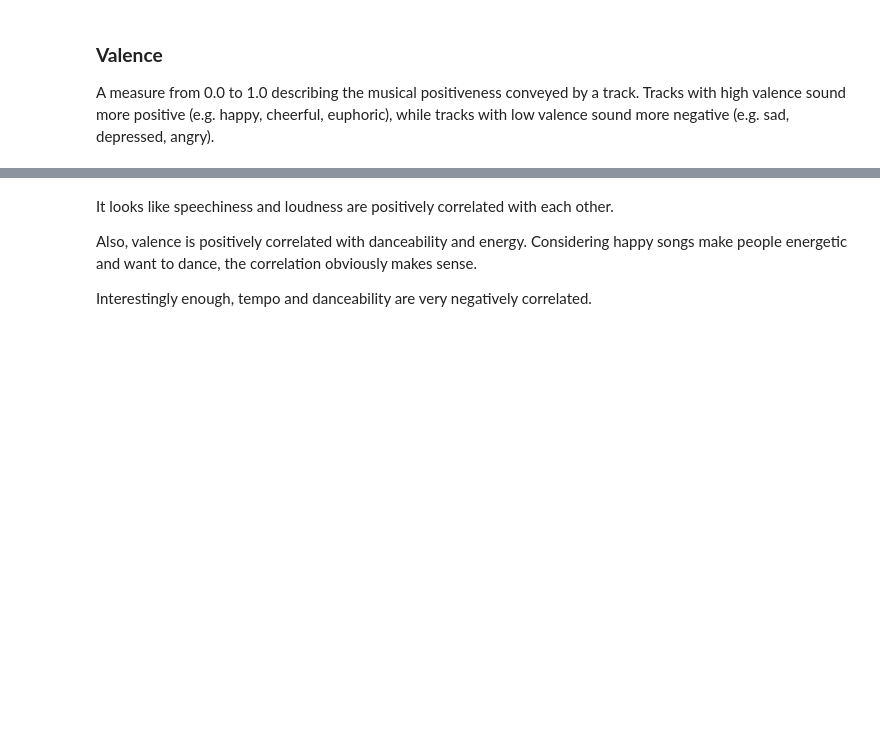
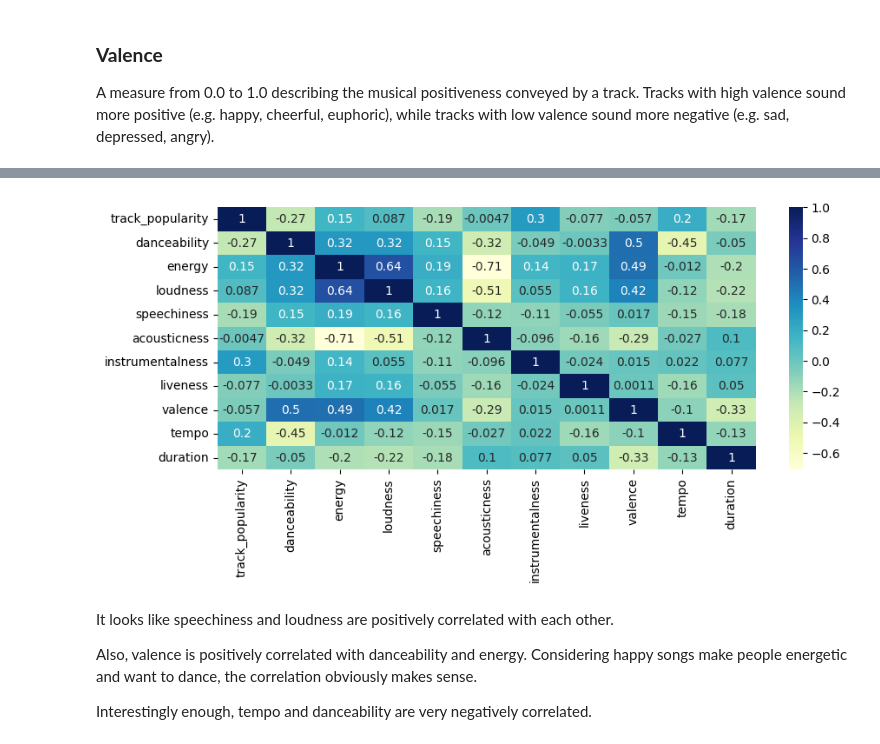
Before and after one commit to bernard-ng/unh-spotify-prediction, a Jupyter notebook: index.ipynb, the cells around one changed output, grey strips where cells are left out. Saved outputs shown, nothing was run; the diff lists cells and outputs as text; code cells hidden in the pictures; blank space fills up the shorter version.

```diff
--- a/index.ipynb
+++ b/index.ipynb
@@ -541,18 +448,20 @@ In order to understand the correlation between variables, I’ll use corrplot fu
 # %%
 fig, ax = plt.subplots(figsize=(10, 4), dpi=100)
 sns.heatmap(df[[
     'track_popularity',
     'danceability',
     'energy',
     'loudness',
     'speechiness',
     'acousticness',
     'instrumentalness',
     'liveness',
     'valence',
     'tempo',
-    'duration'
+    'duration',
 ]].corr(), cmap="YlGnBu", annot=True);
+# %% [output]
+[figure, added]
 # %% [markdown]
 It looks like speechiness and loudness are positively correlated with each other.
 
```
Also changed, not shown: parts of 35 cells of this notebook, 1 other file.
